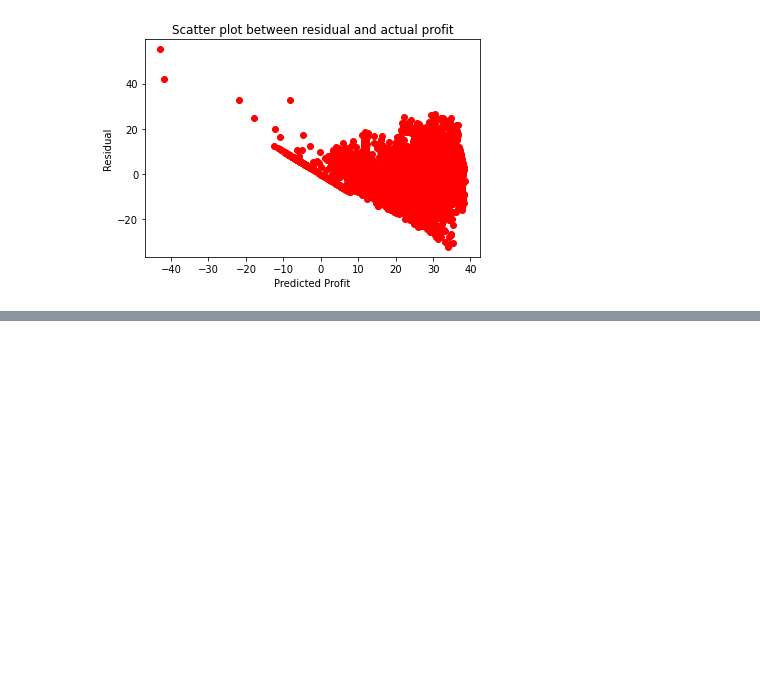
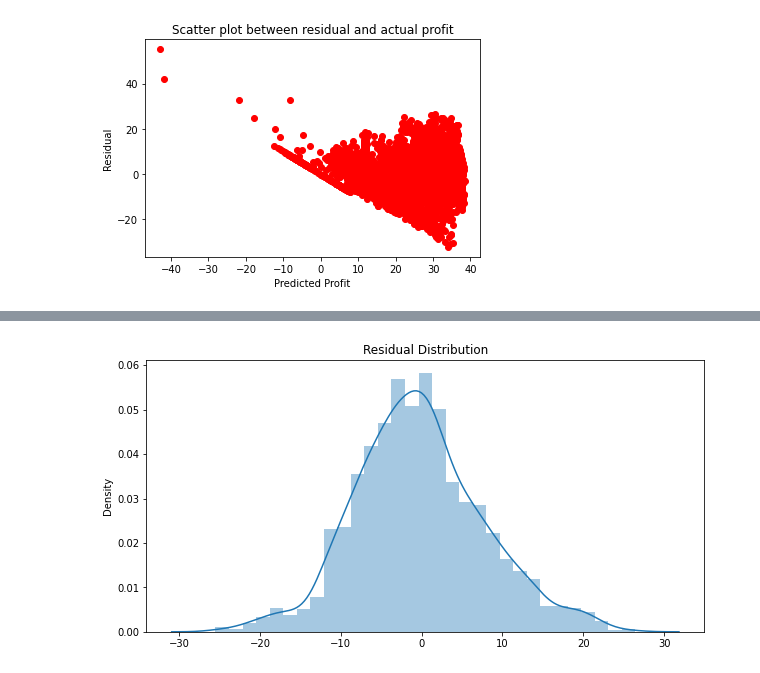
Before and after one commit to Anupa-123/Bike-sharing-demand-prediction, a Jupyter notebook: Bike_Sharing_Demand_Prediction_Capstone_Project.ipynb, the cells around one changed output, grey strips where cells are left out. Cells and saved outputs as stored; diff of their text form; code cells hidden in the pictures; blank space fills up the shorter version.

```diff
--- a/Bike_Sharing_Demand_Prediction_Capstone_Project.ipynb
+++ b/Bike_Sharing_Demand_Prediction_Capstone_Project.ipynb
@@ -862,0 +877,4 @@ plt.show()
+# %%
+Residual_distPlot(y_pred,y_test)
+# %% [output]
+[figure, added]
```
Also changed, not shown: parts of 6 cells of this notebook.
